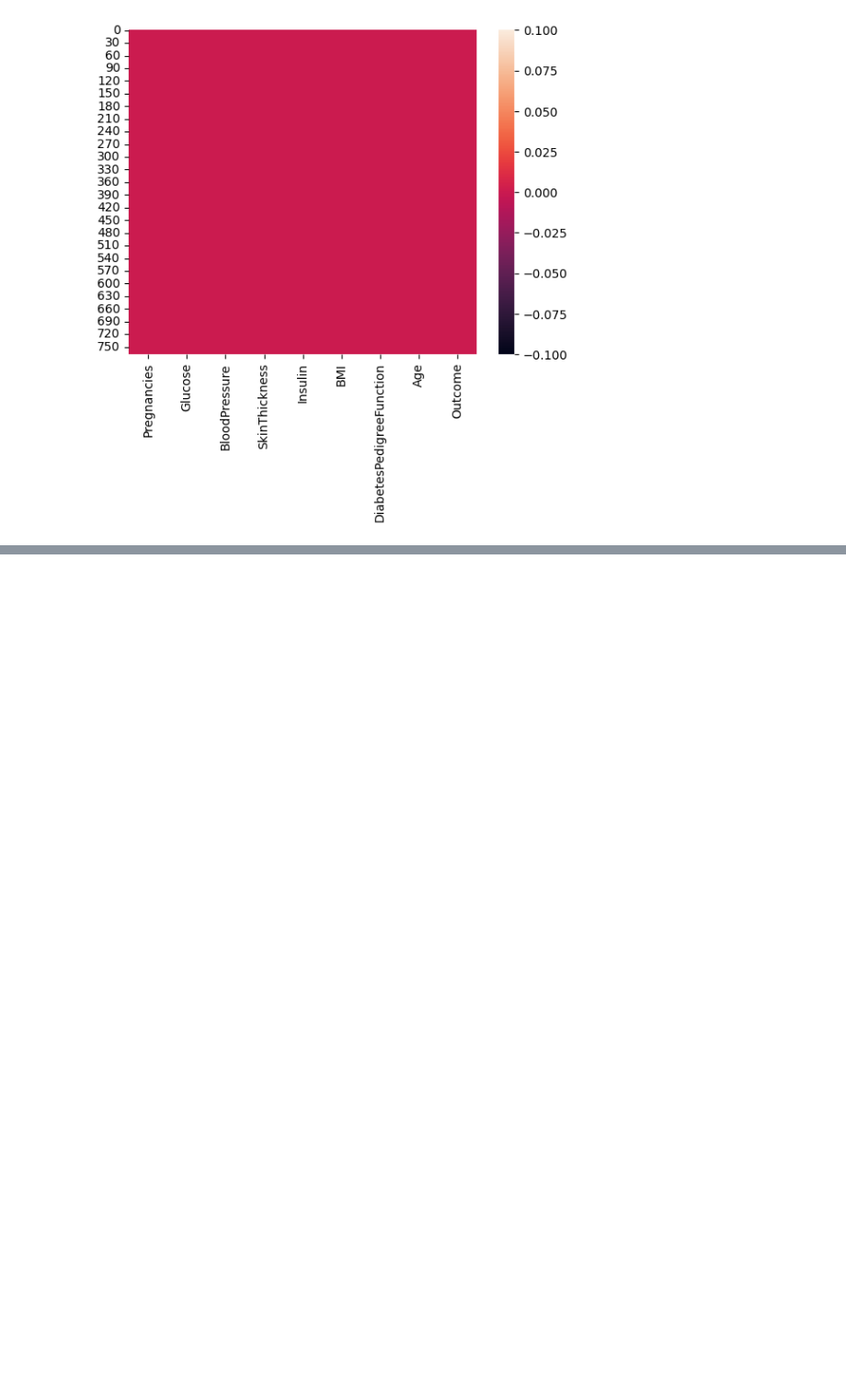
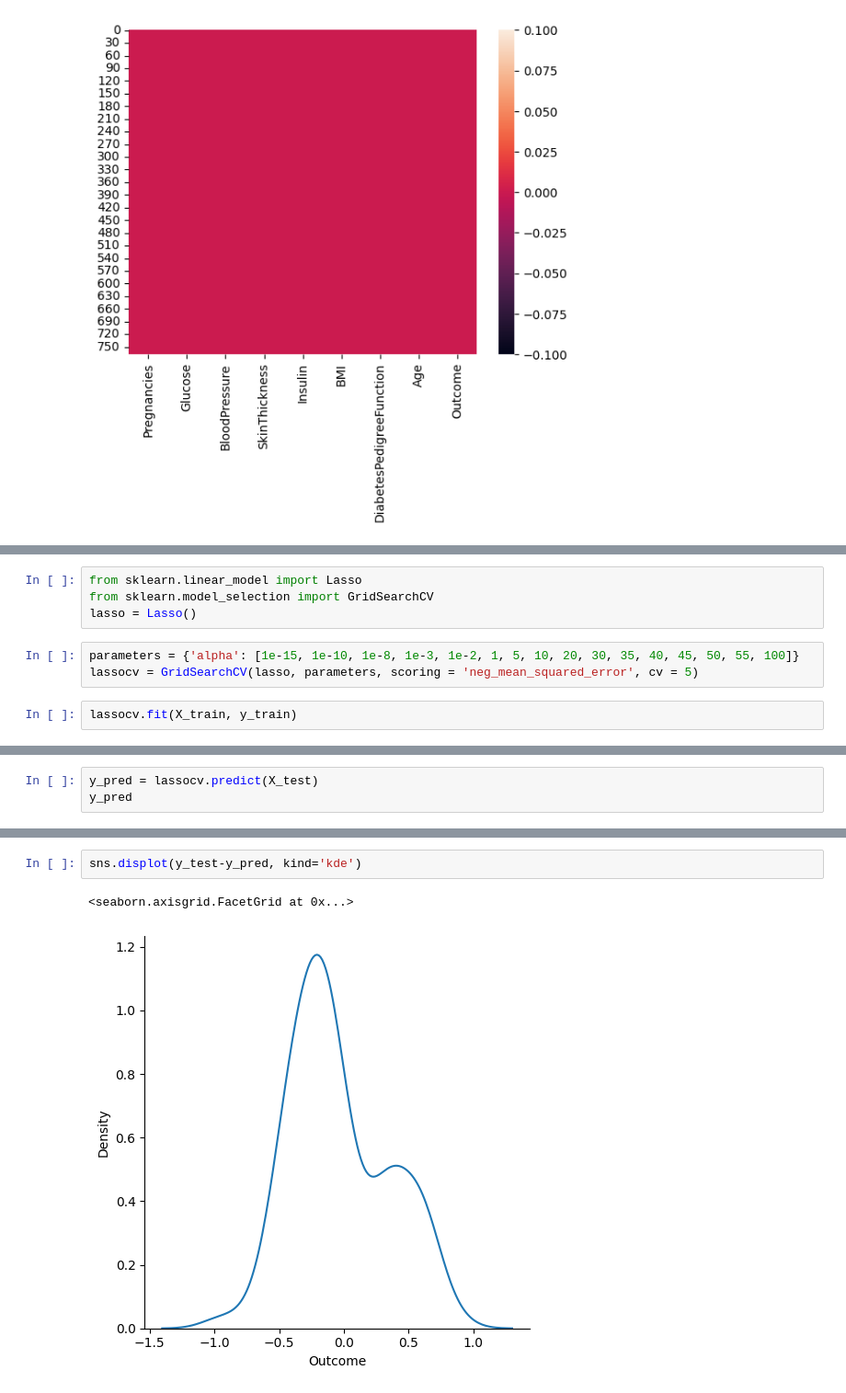
Before and after one commit to ayushcodes13/Machine-Learning-Practice, a Jupyter notebook: LassoRegressionPractice.ipynb, the cells around one changed output, grey strips where cells are left out. Shown at 92% size. Drawn from its saved outputs; the diff is of its cells as text; blank space fills up the shorter version.

Commit message:
Completed lasso regression practice

```diff
--- a/LassoRegressionPractice.ipynb
+++ b/LassoRegressionPractice.ipynb
@@ -71,0 +79,9 @@ sns.heatmap(df.isnull())
+# %%
+from sklearn.linear_model import Lasso
+from sklearn.model_selection import GridSearchCV
+lasso = Lasso()
+# %%
+parameters = {'alpha': [1e-15, 1e-10, 1e-8, 1e-3, 1e-2, 1, 5, 10, 20, 30, 35, 40, 45, 50, 55, 100]}
+lassocv = GridSearchCV(lasso, parameters, scoring = 'neg_mean_squared_error', cv = 5)
+# %%
+lassocv.fit(X_train, y_train)
@@ -71,0 +101,3 @@ sns.heatmap(df.isnull())
+# %%
+y_pred = lassocv.predict(X_test)
+y_pred
@@ -71,0 +122,5 @@ sns.heatmap(df.isnull())
+# %%
+sns.displot(y_test-y_pred, kind='kde')
+# %% [output]
+<seaborn.axisgrid.FacetGrid at 0x...>
+[figure, added]
```
Also changed, not shown: parts of 7 cells of this notebook.
